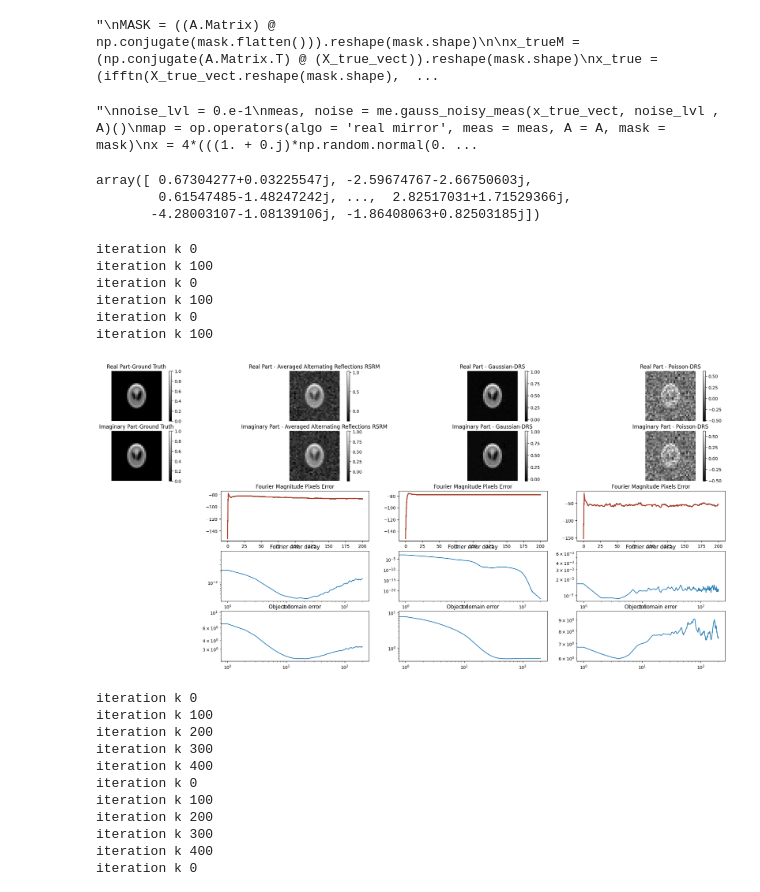
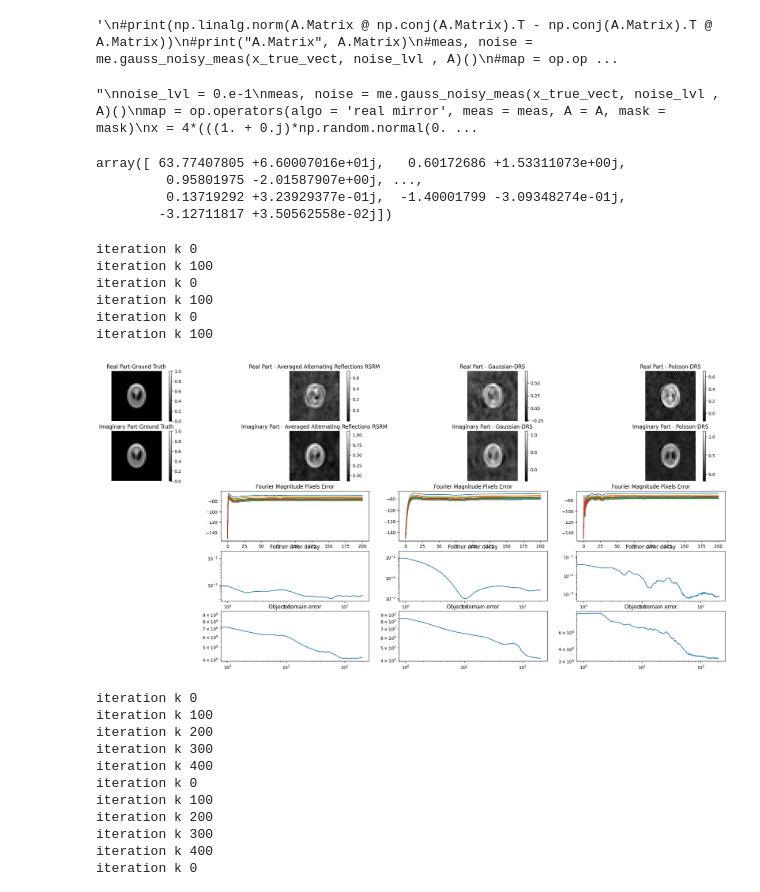
Before and after one commit to JeremieSefo/PhaseRetrievalMirror, a Jupyter notebook: retrieve phase.ipynb, the cells around one changed output. Drawn from its saved outputs; the diff is of its cells as text; code cells hidden in the pictures.

Commit message:
Check Complex derivatives

```diff
--- a/retrieve phase.ipynb
+++ b/retrieve phase.ipynb
@@ -35,7 +35,7 @@ X_true_vect = ((1. + 0.j)*np.random.normal(0.5, 0.25, size = (n, ) )) +  (0. + 1
 #x = (1 + 2j)*np.ones(x_true_vect.shape)
 
 #noise_lvl = 0.e-4
-A = sm.iid_stdd_Gauss(Nx, Ny, rx, ry) #sm.FourierMatrix(Nx, Ny, rx, ry) #sm.iid_stdd_Gauss(Nx,Ny)
+A = sm.FourierMatrix(Nx, Ny, rx, ry) #sm.FourierMatrix(Nx, Ny, rx, ry) #sm.iid_stdd_Gauss(Nx,Ny)
 
 from scipy import ndimage
 from scipy.signal import convolve2d
@@ -59,14 +59,16 @@ print()
 plt.imshow(( Four_convM - Four_conv).imag, cmap='gray') #X_true_vect.reshape(mask.shape) #conv.reshape(mask.shape) #, origin='lower' #(fftn(invFourMask.reshape(mask.shape), s = (Nx,Ny), norm = 'ortho') )
 plt.colorbar()
 '''
+'''
 #print(np.linalg.norm(A.Matrix @ np.conj(A.Matrix).T - np.conj(A.Matrix).T @ A.Matrix))
 #print("A.Matrix", A.Matrix)
 #meas, noise = me.gauss_noisy_meas(x_true_vect, noise_lvl , A)()
 #map = op.operators(algo = 'complex mirror', meas = meas, A = A)
 #map.f( x)
 #print(map.psi(2 * x), map.psi(1 * x), map.breg_psi(2 * x, x))
+'''
 # %% [output]
-"\nMASK = ((A.Matrix) @ np.conjugate(mask.flatten())).reshape(mask.shape)\n\nx_trueM = (np.conjugate(A.Matrix.T) @ (X_true_vect)).reshape(mask.shape)\nx_true = (ifftn(X_true_vect.reshape(mask.shape),  ...
+'\n#print(np.linalg.norm(A.Matrix @ np.conj(A.Matrix).T - np.conj(A.Matrix).T @ A.Matrix))\n#print("A.Matrix", A.Matrix)\n#meas, noise = me.gauss_noisy_meas(x_true_vect, noise_lvl , A)()\n#map = op.op ...
 # %%
 ############### attempt to make mirror descent faster: use fft to compute gradients. what is the right formula? ############
 '''
@@ -93,9 +95,10 @@ m = Qx * Qy
 X = 4*(((1. + 0.j)*np.random.normal(0.5, 0.25, size = (m, ) )) +  (0. + 1.j)*np.random.normal(0.5, 0.25, size = (m, ) ))
 A.p_inv(X)
 # %% [output]
-array([ 0.67304277+0.03225547j, -2.59674767-2.66750603j,
-        0.61547485-1.48247242j, ...,  2.82517031+1.71529366j,
-       -4.28003107-1.08139106j, -1.86408063+0.82503185j])
+array([ 63.77407805 +6.60007016e+01j,   0.60172686 +1.53311073e+00j,
+         0.95801975 -2.01587907e+00j, ...,
+         0.13719292 +3.23929377e-01j,  -1.40001799 -3.09348274e-01j,
+        -3.12711817 +3.50562558e-02j])
 # %%
 
 #A_pinv = np.linalg.pinv(A.Matrix) # A is full rank and unital. So use A_pinv = A* to be faster
@@ -117,51 +120,55 @@ import solve
 # %%
 idx = [3]#np.arange(len(true_images)) #[0, 1] # np.arange(1)
 Algos_group = []
-Algos = ['Gerchberg-Saxton', 'Error Reduction + TV-support', 'Output-Output'  ] #'Error Reduction + TV-support' 'Gerchberg-Saxton' 'basic Input-Output'
+Algos = ['No Support prior - fast', 'Gerchberg-Saxton', 'Error Reduction : support prior'] # 'Output-Output'   'Error Reduction + TV-support' 'Gerchberg-Saxton' 'basic Input-Output'
 #Algos_group.append(Algos)
-Algos = ['real mirror', 'complex mirror', 'Output-Output'  ] # , 'Hybrid Input-Output' 'No Support prior', 'Gerchberg-Saxton', 'Error Reduction', 'real mirror', 'complex mirror',
+Algos = [ 'Error Reduction : support prior', 'Error Reduction + TV-support', 'Hybrid Input-Output'] # 'Output-Output' $\beta = 0$ gives 'No support prior' Algo
 #Algos_group.append(Algos)
-Algos = [ 'Error Reduction : support prior',  'Averaged Alternating Reflections RSRM', 'Gaussian-DRS'  ] #ER and Gaussian [1, 0.5] produce similar images but errors are not exactly the same
+Algos = ['Hybrid Input-Output', 'Hybrid Input-Output + TV', 'Averaged Alternating Reflections RSRM']
+#Algos_group.append(Algos)
+Algos = ['Averaged Alternating Reflections RSRM', 'Gaussian-DRS', 'Poisson-DRS'  ] #ER and Gaussian [1, 0.5] produce similar images but errors are not exactly the same
 #Algos_group.append(Algos)
 Algos = [ 'Peaceman-Rachford',  'Averaged Alternating Reflections RSRM', 'Gaussian-DRS'  ]                              #, 'Gerchberg-Saxton + TV-support', 'Error Reduction + TV-support'                      #TV-support alsmost kills the real part and make Gerchberg-Saxton worse
 #Algos_group.append(Algos)                 #'No Support prior + TV-support real_imag_separated' 'No Support prior + TV-support',
-Algos = [ 'Error Reduction : support prior', 'Hybrid Input-Output',  'Averaged Alternating Reflections RSRM' ] # ER stagnates #'No Support prior - fast', 'Gaussian-DRS'  'Poisson-DRS' 'basic Input-Output', 'Output-Output', 'Averaged Alternating Reflections',
+Algos = ['Poisson-DRS',  'Averaged Alternating Reflections RSRM', 'Averaged Alternating Reflections RMRS' ] #RSRM and RMRS produce similar images but error looks very different
 #Algos_group.append(Algos)
-Algos = ['Hybrid Input-Output',  'Averaged Alternating Reflections RSRM', 'Averaged Alternating Reflections RMRS' ] #RSRM and RMRS produce similar images but error looks very different
+Algos = ['Poisson-DRS', 'Poisson-DRS + TV', 'Gaussian-DRS'  ] # , 'Hybrid Input-Output' 'No Support prior', 'Gerchberg-Saxton', 'Error Reduction', 'real mirror', 'complex mirror',
 #Algos_group.append(Algos)
 Algos = ['Averaged Alternating Reflections RSRM',   'Gaussian-DRS', 'Poisson-DRS'] #,'Averaged Alternating Reflections RSRM', 'Gaussian-DRS',  'Poisson-DRS' #'Averaged Alternating Reflections', 'real mirror' , 'complex mirror'  'Poisson-DRS' 'Poisson-DRS' 'Error Reduction : support prior'
 Algos_group.append(Algos)
-
 for Algos in Algos_group:
     for i in idx:
         X_sols = []
         x_true = true_images[i]
         x_true_vect = x_true.reshape(Nx * Ny, )
-        maxiter = 200
-        kappa  = 0.9
+        maxiter = 20
+        kappa  = 100000
         xi = 12
-        noise_lvl = 1.e-1
-        noise_lvl_init = 1.e+1 #If not 0, iterative projections algo: ER, HIO, even AAR stagnate at local minima. error is 1e-7 instead of 1e-37 for instance
+        noise_lvl = 1.e-2
+        noise_lvl_init = 1.e-1 #If not 0, iterative projections algo: ER, HIO, even AAR stagnate at local minima. error is 1e-7 instead of 1e-37 for instance
         meas, noise = me.gauss_noisy_meas(x_true_vect, noise_lvl , A)()
         meas = meas.flatten()
         L = 1 * op.smoothnessPara_L(A.Matrix, noise)
         #print("meas", meas)
-        x0 = op.initialise(n, meas, A.Matrix, type ='Gaussian', real = 1, imag = 1, x_true_vect = x_true_vect, mask = mask, noise_lvl = noise_lvl_init**(0.5) )
+        init = 'Gaussian'
+        x0 = op.initialise(n, meas, A.Matrix, type = init, real = 1, imag = 1, x_true_vect = x_true_vect, mask = mask, noise_lvl = noise_lvl_init**(0.5) )
         for Algo in Algos:
             map = op.operators(algo = Algo, meas = meas, A = A, mask = mask)
+            #print('grad', np.asarray(map.grad_f(1 + x_true_vect)))
             x_sols, space = solve.phase_retrieval(L, kappa, xi, Algo, map, mask, n, A,  A.Matrix, A.p_inv, meas, maxiter, x0,
-                                                  x_true_vect, IO_OO_HIO_beta = [1, 1., 1.], TvIter = 10, TvAlpha = 0.0, rho_Gau_Poi = [[1., 0.5], .1] ) #Gaussion rho = .5 outperforms AAR
+                                                  x_true_vect, IO_OO_HIO_beta = [1, .6, 1.], TvIter = 10, TvAlpha = 0.01, rho_Gau_Poi = [[0, 0.1], [0, .9]] ) #Gaussion rho = .5 outperforms AAR
                                                                                                                 #np.conj(A.Matrix).T #TvAlpha = 0.045 # poisson TvAlpha =0.02 #  Don't regularise Fourier
+            #print(x_sols)
             X_sols.append(x_sols)
-        phase_retrie_plots(i, true_images, X_sols, map, A, meas, maxiter, space, Algos)
+        phase_retrie_plots(i, true_images, X_sols, map, A, meas, maxiter, space, Algos )
 # %% [output]
 iteration k 0
 iteration k 100
 iteration k 0
 iteration k 100
 iteration k 0
 iteration k 100
-[figure, old version]
+[figure, new version]
 # %%
 from DisplayAlternate import phase_retrie_plots_alternate
 idx = [3]#np.arange(len(true_images)) #[0, 1] # np.arange(1)
```
Also changed, not shown: parts of 1 cell of this notebook, 5 other files.
